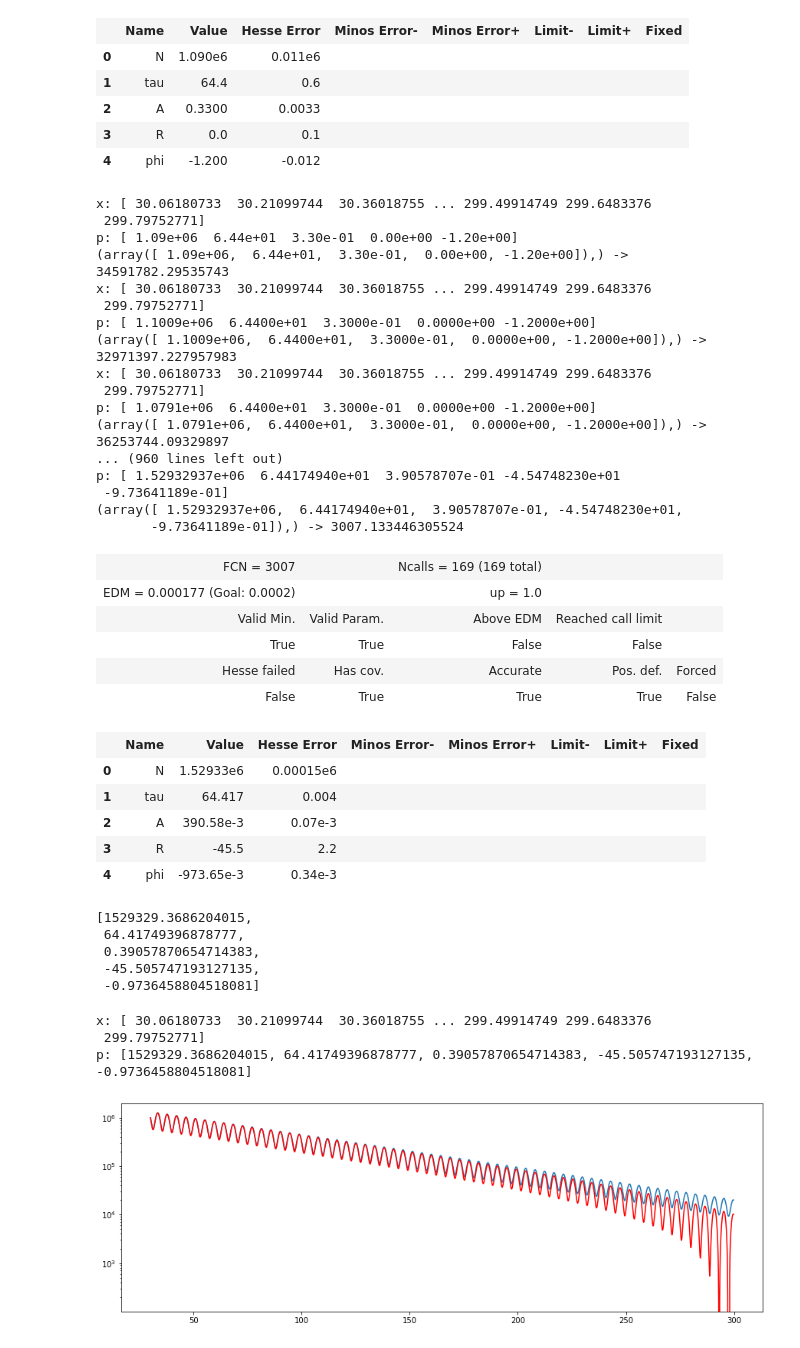
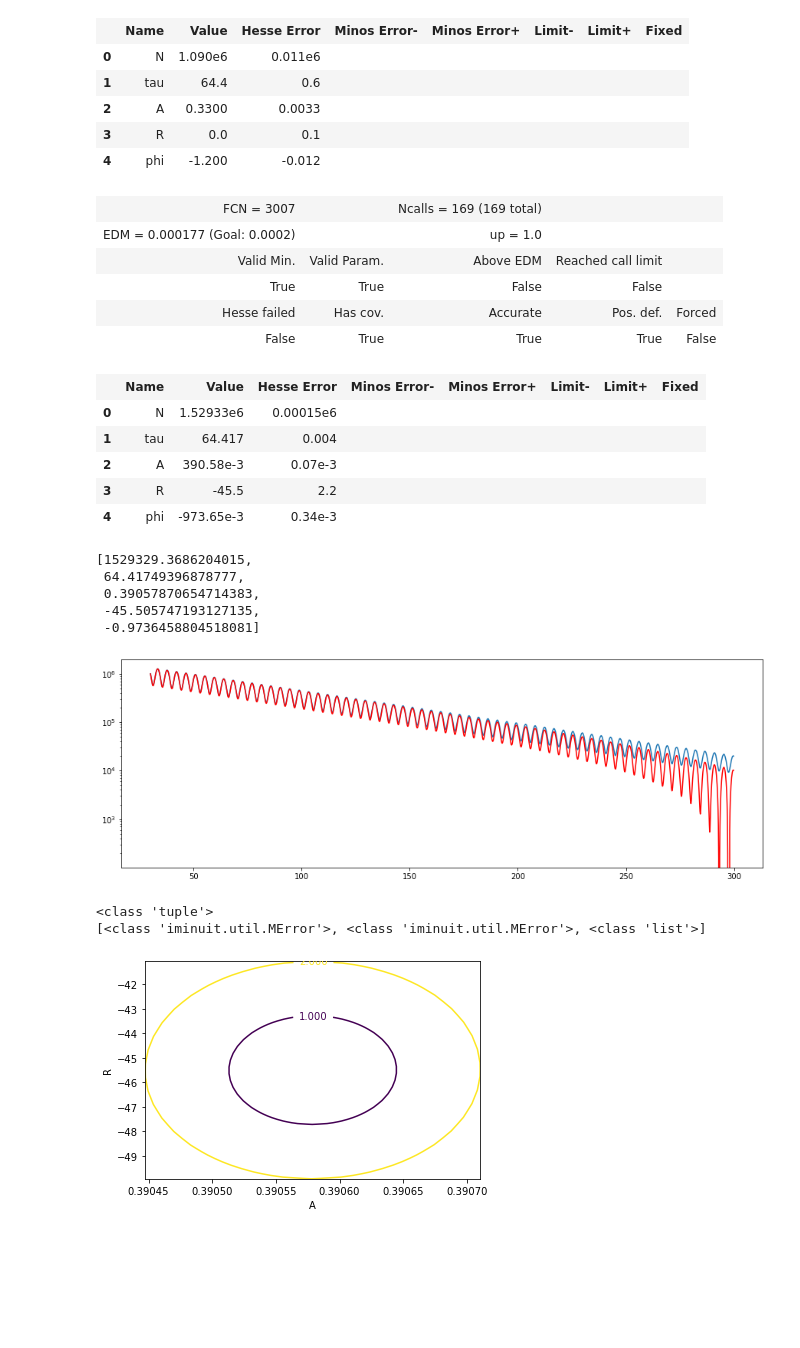
Before and after one commit to jlabounty/g2fit, a Jupyter notebook: fitting/g-2_minuit.ipynb, the cells around one changed output. Saved outputs shown, nothing was run; the diff lists cells and outputs as text; code cells hidden in the pictures; blank space fills up the shorter version.

```diff
--- a/fitting/g-2_minuit.ipynb
+++ b/fitting/g-2_minuit.ipynb
@@ -76,7 +76,7 @@ def blinded_wiggle(x, p):
  + ++++++++++++++++++++++++++++++++++++++++++++++++++++++++++++++++++++ +
 # %%
 from  iminuit.cost import LeastSquares
-cost = LeastSquares(x,y,yerr, blinded_wiggle, verbose=1)
+cost = LeastSquares(x,y,yerr, blinded_wiggle, verbose=0)
 # %%
 cost([1000000,64,0.33,0,0])
 # %% [output]
@@ -105,23 +95,6 @@ m.params
 # %%
 m.migrad()
 # %% [output]
-x: [ 30.06180733  30.21099744  30.36018755 ... 299.49914749 299.6483376
- 299.79752771]
-p: [ 1.09e+06  6.44e+01  3.30e-01  0.00e+00 -1.20e+00]
-(array([ 1.09e+06,  6.44e+01,  3.30e-01,  0.00e+00, -1.20e+00]),) -> 34591782.29535743
-x: [ 30.06180733  30.21099744  30.36018755 ... 299.49914749 299.6483376
- 299.79752771]
-p: [ 1.1009e+06  6.4400e+01  3.3000e-01  0.0000e+00 -1.2000e+00]
-(array([ 1.1009e+06,  6.4400e+01,  3.3000e-01,  0.0000e+00, -1.2000e+00]),) -> 32971397.227957983
-x: [ 30.06180733  30.21099744  30.36018755 ... 299.49914749 299.6483376
- 299.79752771]
-p: [ 1.0791e+06  6.4400e+01  3.3000e-01  0.0000e+00 -1.2000e+00]
-(array([ 1.0791e+06,  6.4400e+01,  3.3000e-01,  0.0000e+00, -1.2000e+00]),) -> 36253744.09329897
-... (960 lines left out)
-p: [ 1.52932937e+06  6.44174940e+01  3.90578707e-01 -4.54748230e+01
- -9.73641189e-01]
-(array([ 1.52932937e+06,  6.44174940e+01,  3.90578707e-01, -4.54748230e+01,
-       -9.73641189e-01]),) -> 3007.133446305524
 | FCN = 3007 |  | Ncalls = 169 (169 total) |  |  |
 | EDM = 0.000177 (Goal: 0.0002) |  | up = 1.0 |  |  |
 | Valid Min. | Valid Param. | Above EDM | Reached call limit |  |
@@ -152,7 +125,4 @@ plt.yscale("log")
 # plt.xlim(30,40)
 plt.show()
 # %% [output]
-x: [ 30.06180733  30.21099744  30.36018755 ... 299.49914749 299.6483376
- 299.79752771]
-p: [1529329.3686204015, 64.41749396878777, 0.39057870654714383, -45.505747193127135, -0.9736458804518081]
 [figure]
@@ -158,0 +131,11 @@ p: [1529329.3686204015, 64.41749396878777, 0.39057870654714383, -45.505747193127
+# %%
+print(type(cont))
+print([type(x) for x in cont])
+# %% [output]
+<class 'tuple'>
+[<class 'iminuit.util.MError'>, <class 'iminuit.util.MError'>, <class 'list'>]
+# %%
+m.draw_mncontour("A","R")
+plt.show()
+# %% [output]
+[figure, added]
```
Also changed, not shown: parts of 9 cells of this notebook, 3 other files.
